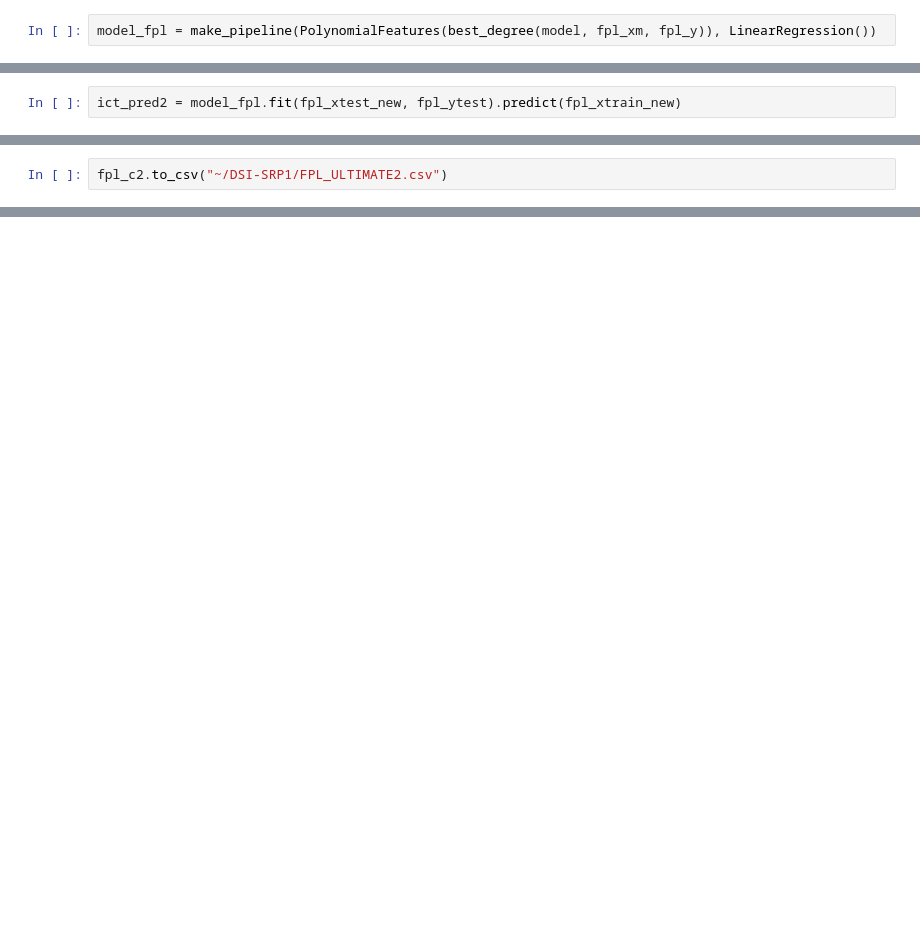
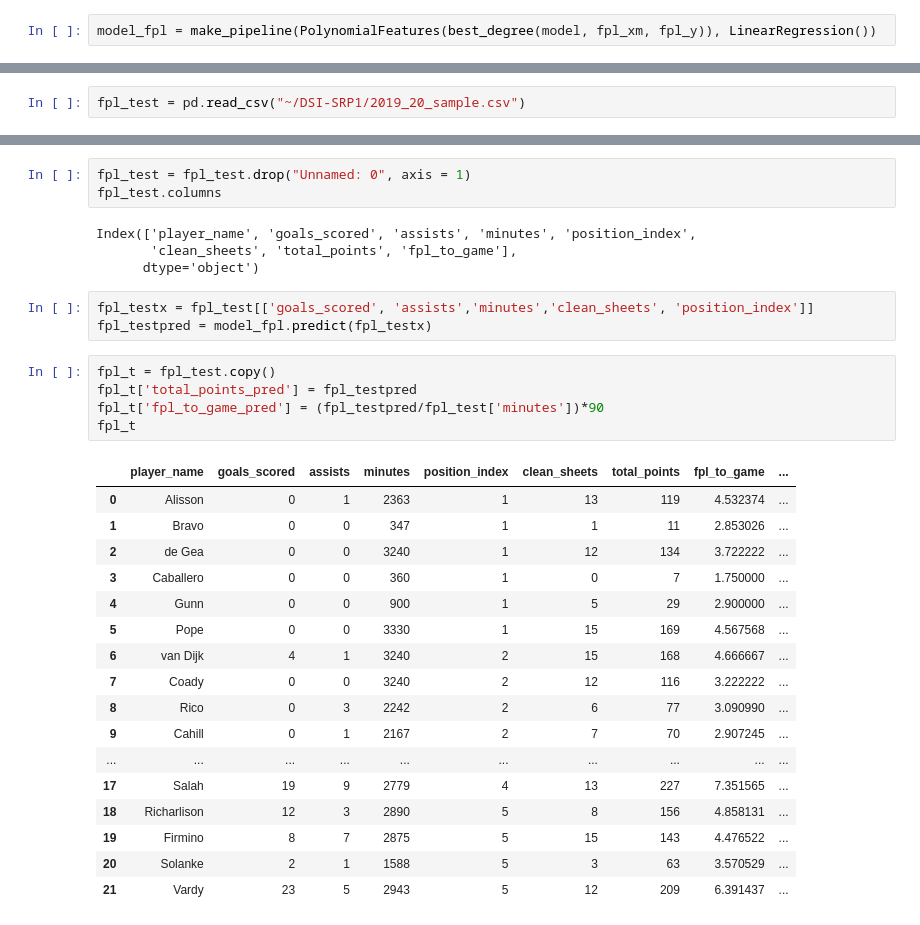
Before and after one commit to MUbarak123-56/DSI-SRP, a Jupyter notebook: FPL Points Predictor Modeling III.ipynb, the cells around one changed output, grey strips where cells are left out. Cells and saved outputs as stored; diff of their text form; blank space fills up the shorter version.

```diff
--- a/FPL Points Predictor Modeling III.ipynb
+++ b/FPL Points Predictor Modeling III.ipynb
@@ -135,2 +183,0 @@ r2_score(ict_pred, fpl_ytest)
-# %%
-ict_pred2 = model_fpl.fit(fpl_xtest_new, fpl_ytest).predict(fpl_xtrain_new)
@@ -182,2 +219,2 @@ fpl_c2.head()
 # %%
-fpl_c2.to_csv("~/DSI-SRP1/FPL_ULTIMATE2.csv")
+fpl_test = pd.read_csv("~/DSI-SRP1/2019_20_sample.csv")
@@ -183,0 +230,33 @@ fpl_c2.to_csv("~/DSI-SRP1/FPL_ULTIMATE2.csv")
+# %%
+fpl_test = fpl_test.drop("Unnamed: 0", axis = 1)
+fpl_test.columns
+# %% [output]
+Index(['player_name', 'goals_scored', 'assists', 'minutes', 'position_index',
+       'clean_sheets', 'total_points', 'fpl_to_game'],
+      dtype='object')
+# %%
+fpl_testx = fpl_test[['goals_scored', 'assists','minutes','clean_sheets', 'position_index']]
+fpl_testpred = model_fpl.predict(fpl_testx)
+# %%
+fpl_t = fpl_test.copy()
+fpl_t['total_points_pred'] = fpl_testpred
+fpl_t['fpl_to_game_pred'] = (fpl_testpred/fpl_test['minutes'])*90
+fpl_t
+# %% [output]
+|  | player_name | goals_scored | assists | minutes | position_index | clean_sheets | total_points | fpl_to_game | ... |
+| 0 | Alisson | 0 | 1 | 2363 | 1 | 13 | 119 | 4.532374 | ... |
+| 1 | Bravo | 0 | 0 | 347 | 1 | 1 | 11 | 2.853026 | ... |
+| 2 | de Gea | 0 | 0 | 3240 | 1 | 12 | 134 | 3.722222 | ... |
+| 3 | Caballero | 0 | 0 | 360 | 1 | 0 | 7 | 1.750000 | ... |
+| 4 | Gunn | 0 | 0 | 900 | 1 | 5 | 29 | 2.900000 | ... |
+| 5 | Pope | 0 | 0 | 3330 | 1 | 15 | 169 | 4.567568 | ... |
+| 6 | van Dijk | 4 | 1 | 3240 | 2 | 15 | 168 | 4.666667 | ... |
+| 7 | Coady | 0 | 0 | 3240 | 2 | 12 | 116 | 3.222222 | ... |
+| 8 | Rico | 0 | 3 | 2242 | 2 | 6 | 77 | 3.090990 | ... |
+| 9 | Cahill | 0 | 1 | 2167 | 2 | 7 | 70 | 2.907245 | ... |
+| ... | ... | ... | ... | ... | ... | ... | ... | ... | ... |
+| 17 | Salah | 19 | 9 | 2779 | 4 | 13 | 227 | 7.351565 | ... |
+| 18 | Richarlison | 12 | 3 | 2890 | 5 | 8 | 156 | 4.858131 | ... |
+| 19 | Firmino | 8 | 7 | 2875 | 5 | 15 | 143 | 4.476522 | ... |
+| 20 | Solanke | 2 | 1 | 1588 | 5 | 3 | 63 | 3.570529 | ... |
+| 21 | Vardy | 23 | 5 | 2943 | 5 | 12 | 209 | 6.391437 | ... |
```
Also changed, not shown: parts of 31 cells of this notebook.
